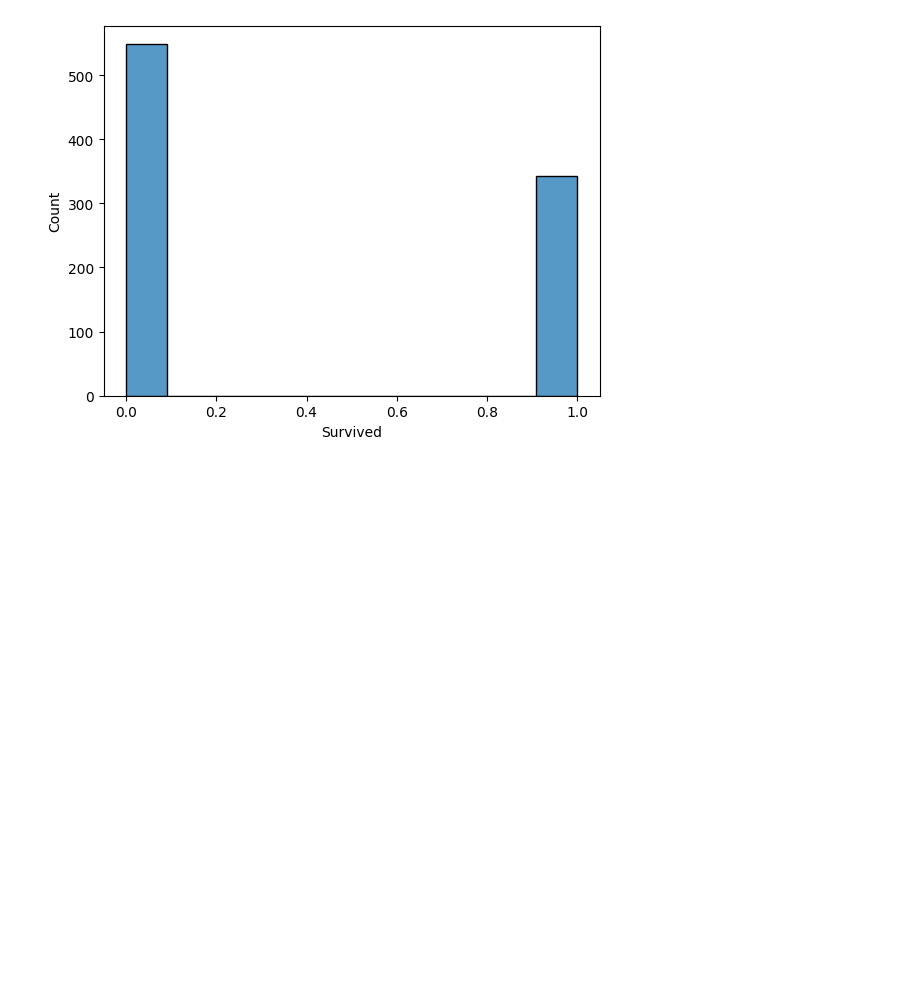
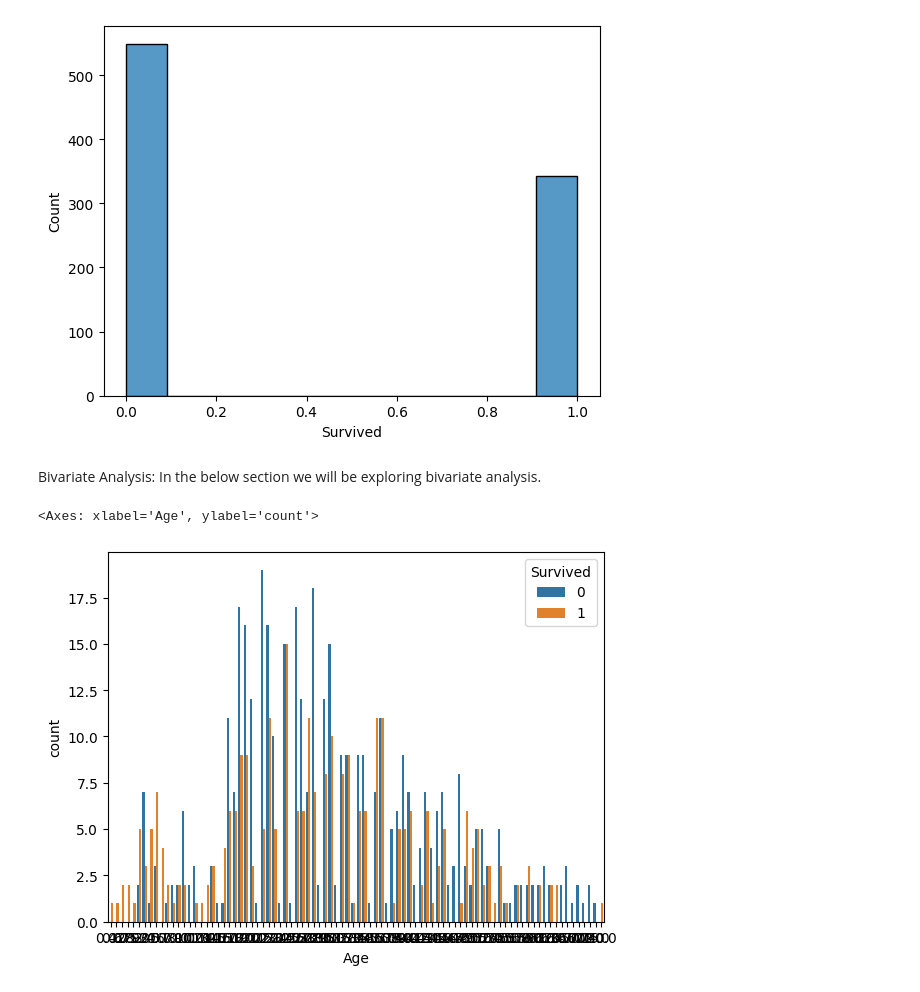
Before and after one commit to mehtasumit1007/TitanicPredictionModelling, a Jupyter notebook: Modelling_Main.ipynb, the cells around one changed output. Cells and saved outputs as stored; diff of their text form; code cells hidden in the pictures; blank space fills up the shorter version.

```diff
--- a/Modelling_Main.ipynb
+++ b/Modelling_Main.ipynb
@@ -237,3 +246,11 @@ sns.histplot(df_titanic['Survived'].dropna(),kde=False)
 # %% [output]
 <Axes: xlabel='Survived', ylabel='Count'>
 [figure]
+# %% [markdown]
+Bivariate Analysis: In the below section we will be exploring bivariate analysis.
+# %%
+
+sns.countplot(data=df_titanic, x='Age', hue='Survived')
+# %% [output]
+<Axes: xlabel='Age', ylabel='count'>
+[figure, added]
```
Also changed, not shown: parts of 9 cells of this notebook.
